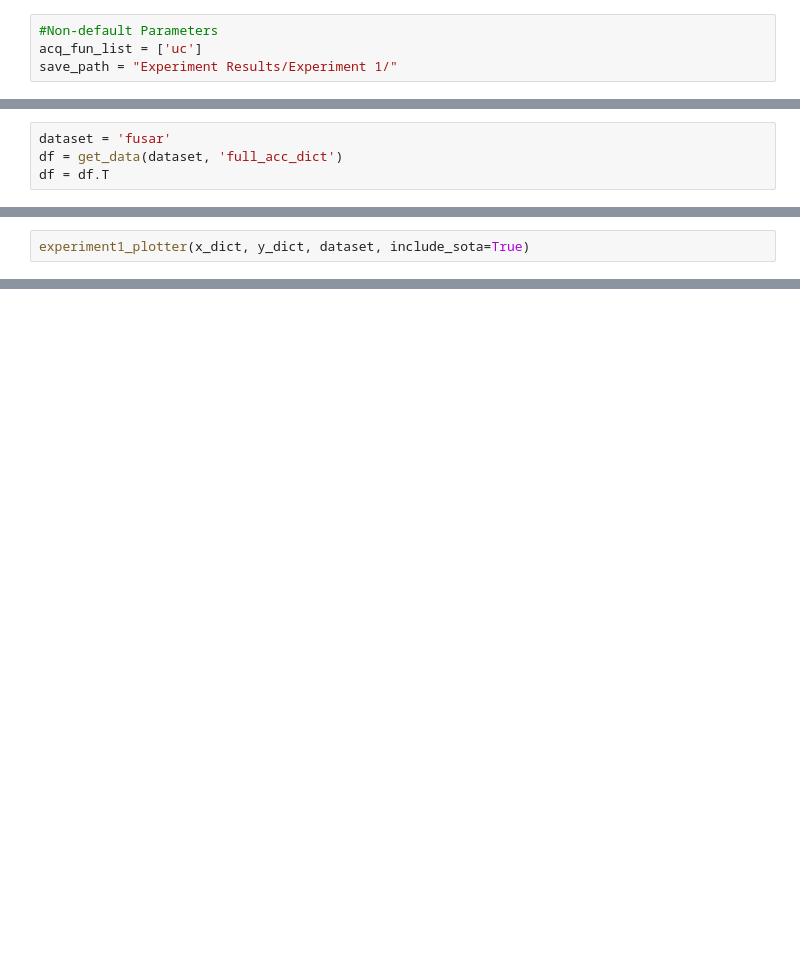
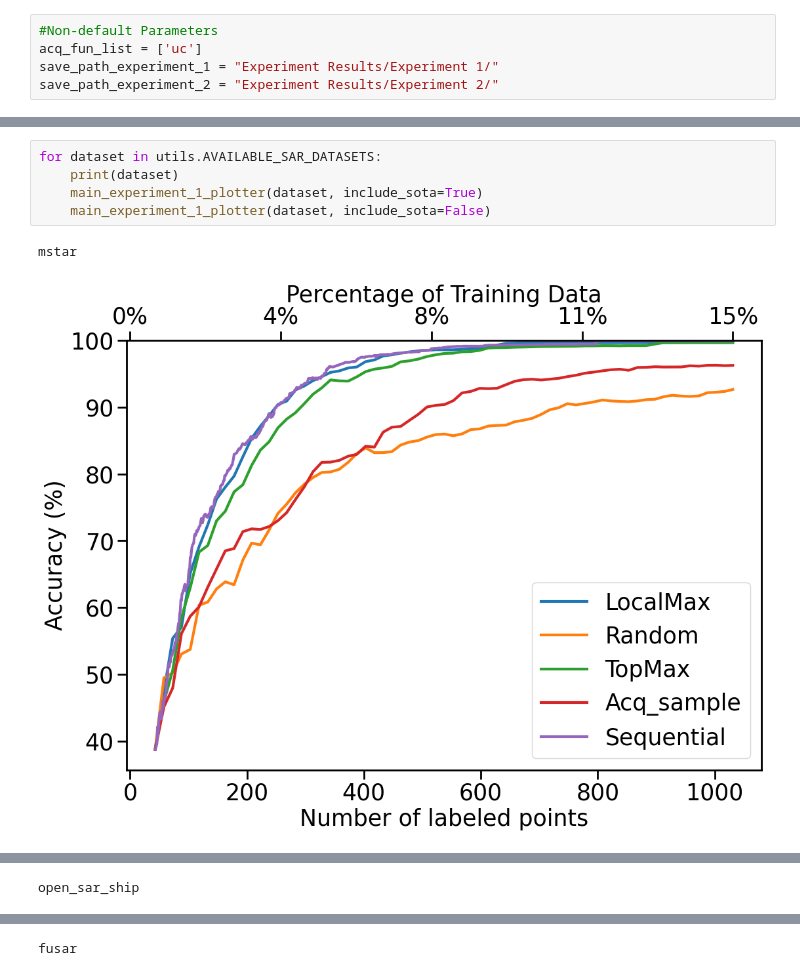
Before and after one commit to chapman20j/SAR_BAL, a Jupyter notebook: Plots with Percentages.ipynb, the cells around one changed output, grey strips where cells are left out. Cells and saved outputs as stored; diff of their text form; blank space fills up the shorter version.

Commit message:
Fixed plotting issues

```diff
--- a/Plots with Percentages.ipynb
+++ b/Plots with Percentages.ipynb
@@ -19,7 +15,8 @@ import pickle5 as pickle
 # %%
 #Non-default Parameters
 acq_fun_list = ['uc']
-save_path = "Experiment Results/Experiment 1/"
+save_path_experiment_1 = "Experiment Results/Experiment 1/"
+save_path_experiment_2 = "Experiment Results/Experiment 2/"
 # %%
 def tick_function(X, n):
     V = X / n
@@ -97,4 +99,0 @@ def get_data(dataset, file):
-# %%
-dataset = 'fusar'
-df = get_data(dataset, 'full_acc_dict')
-df = df.T
@@ -117,2 +174,8 @@ print(len(y_dict['local_max']))
 # %%
-experiment1_plotter(x_dict, y_dict, dataset, include_sota=True)
+for dataset in utils.AVAILABLE_SAR_DATASETS:
+    print(dataset)
+    main_experiment_1_plotter(dataset, include_sota=True)
+    main_experiment_1_plotter(dataset, include_sota=False)
+# %% [output]
+mstar
+[figure, added]
@@ -118,0 +183 @@ experiment1_plotter(x_dict, y_dict, dataset, include_sota=True)
+open_sar_ship
@@ -118,0 +186 @@ experiment1_plotter(x_dict, y_dict, dataset, include_sota=True)
+fusar
```
Also changed, not shown: parts of 9 cells of this notebook.
